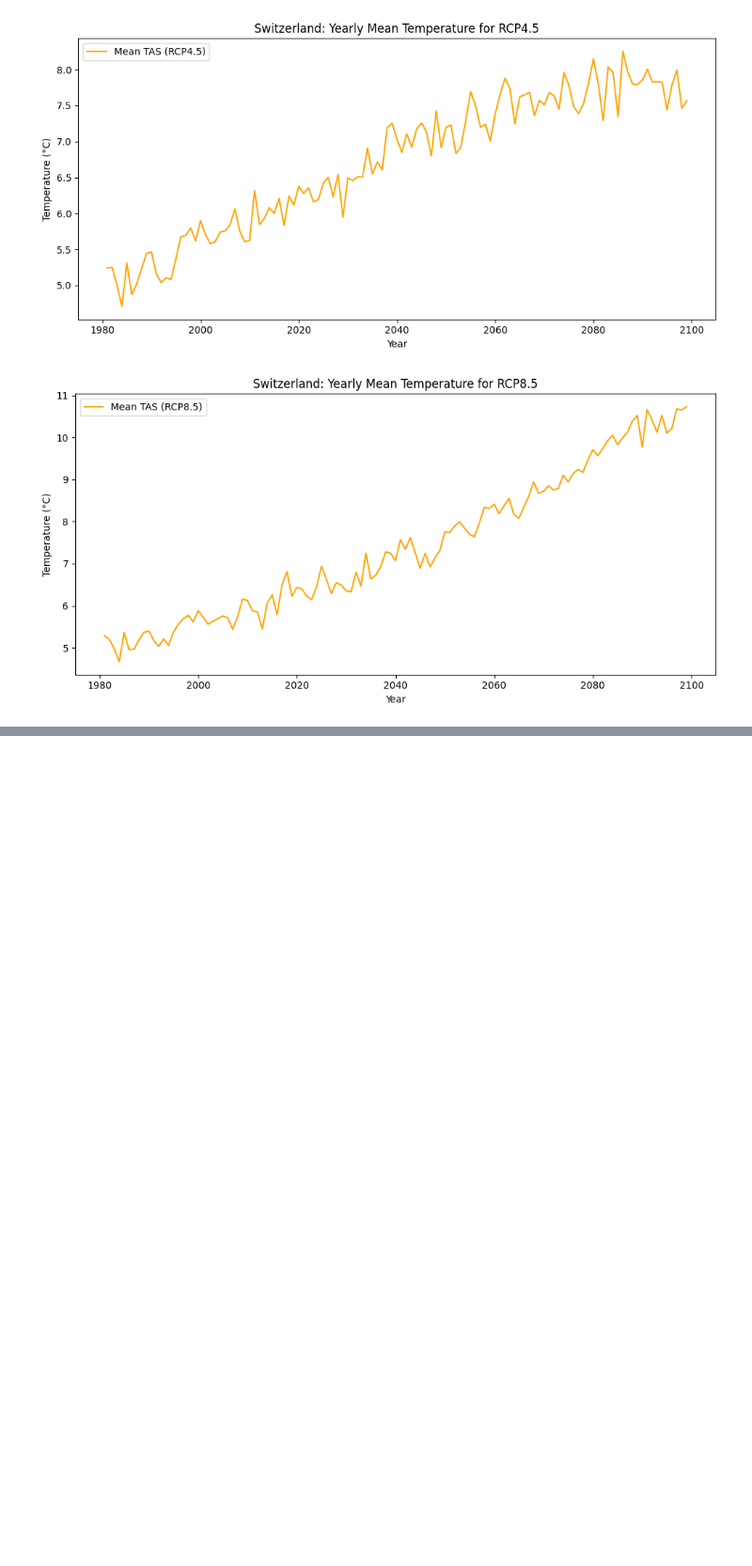
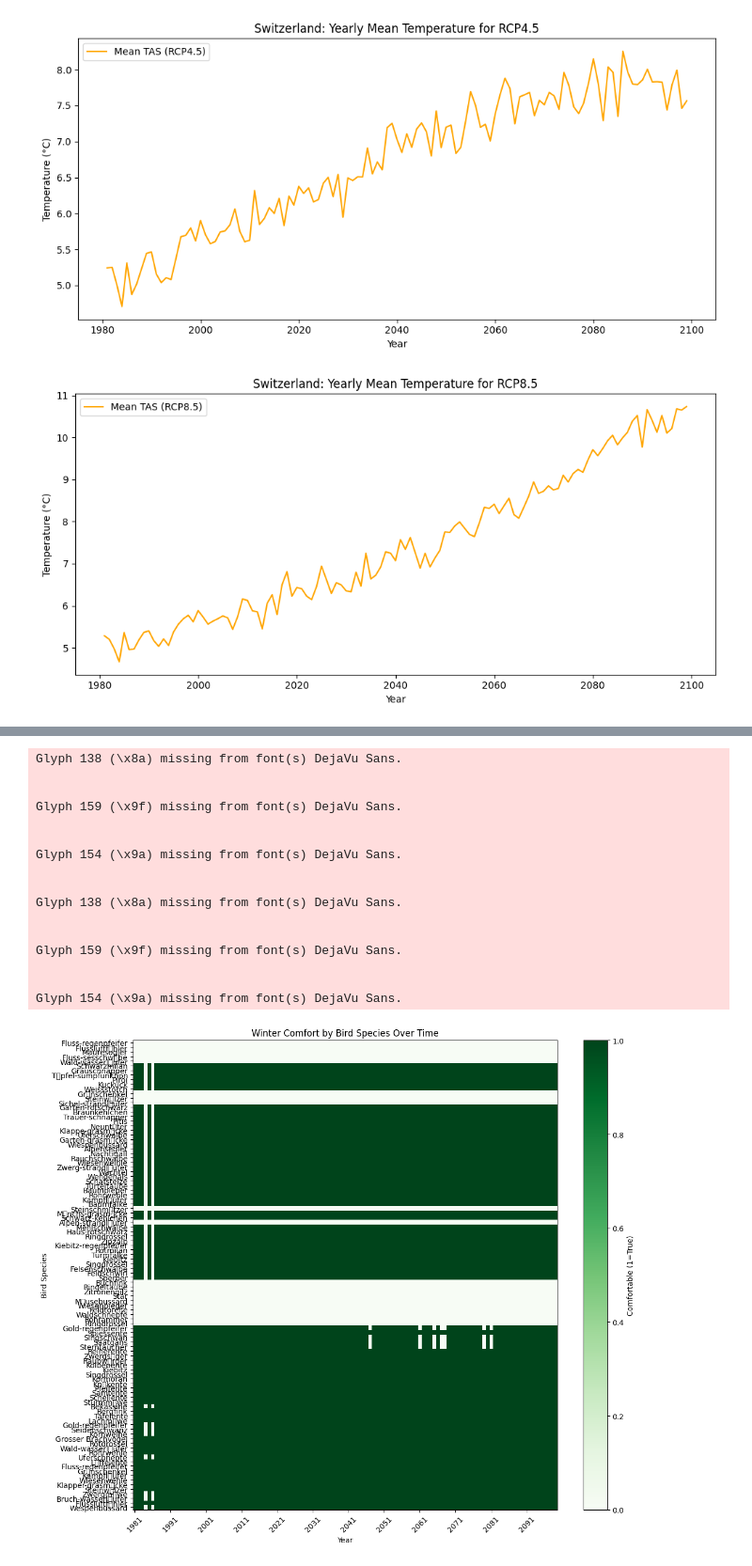
Before and after one commit to NotSchebs/CDK1_Klimadaten_Challenge_FHNW, a Jupyter notebook: tests_seb.ipynb, the cells around one changed output, grey strips where cells are left out. Shown: that part at 94% size. Drawn from its saved outputs; the diff is of its cells as text; code cells hidden in the pictures; blank space fills up the shorter version.

```diff
--- a/tests_seb.ipynb
+++ b/tests_seb.ipynb
@@ -71,0 +121,44 @@ data
+# %%
+
+# === 4. Heatmap: Bird species vs. winter comfort across decades ===
+def plot_species_heatmap():
+    comfort_matrix = []
+    species = []
+    for _, bird in birds.iterrows():
+        low = float(bird['avg_comf_temp_low'])
+        high = float(bird['avg_comf_temp_high'])
+        suitability = [(low <= mean_temp[str(y)] <= high) for y in years]
+        comfort_matrix.append(suitability)
+        species.append(bird['Artname'])
+
+    comfort_matrix = np.array(comfort_matrix)
+    plt.figure(figsize=(12, 10))
+    plt.imshow(comfort_matrix, aspect='auto', cmap='Greens', interpolation='nearest')
+    plt.colorbar(label='Comfortable (1=True)')
+    plt.yticks(np.arange(len(species)), species)
+    plt.xticks(np.arange(0, len(years), 10), years[::10], rotation=45)
+    plt.title("Winter Comfort by Bird Species Over Time")
+    plt.xlabel("Year")
+    plt.ylabel("Bird Species")
+    plt.tight_layout()
+    plt.show()
+
+plot_species_heatmap()
+# %% [output]
+Glyph 138 (\x8a) missing from font(s) DejaVu Sans.
+
+
+Glyph 159 (\x9f) missing from font(s) DejaVu Sans.
+
+
+Glyph 154 (\x9a) missing from font(s) DejaVu Sans.
+
+
+Glyph 138 (\x8a) missing from font(s) DejaVu Sans.
+
+
+Glyph 159 (\x9f) missing from font(s) DejaVu Sans.
+
+
+Glyph 154 (\x9a) missing from font(s) DejaVu Sans.
+[figure, added]
```
Also changed, not shown: parts of 5 cells of this notebook, 2 other files.
